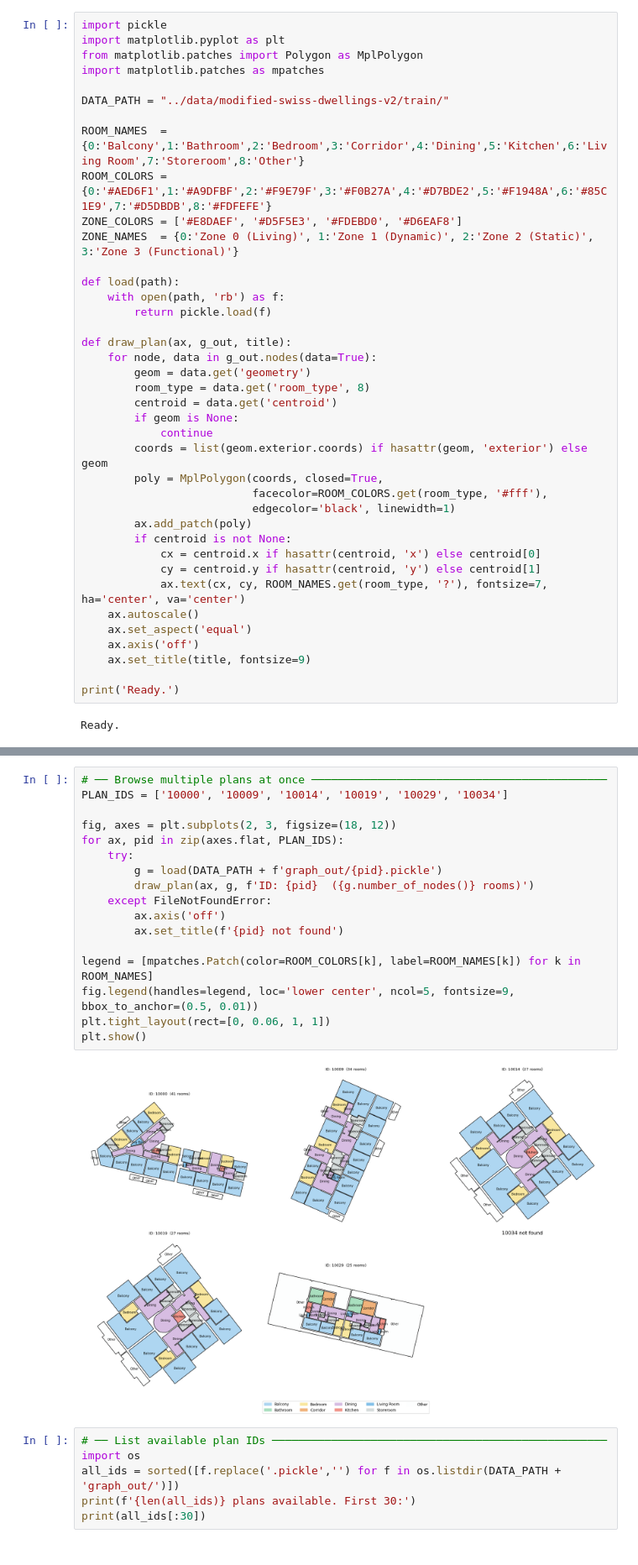
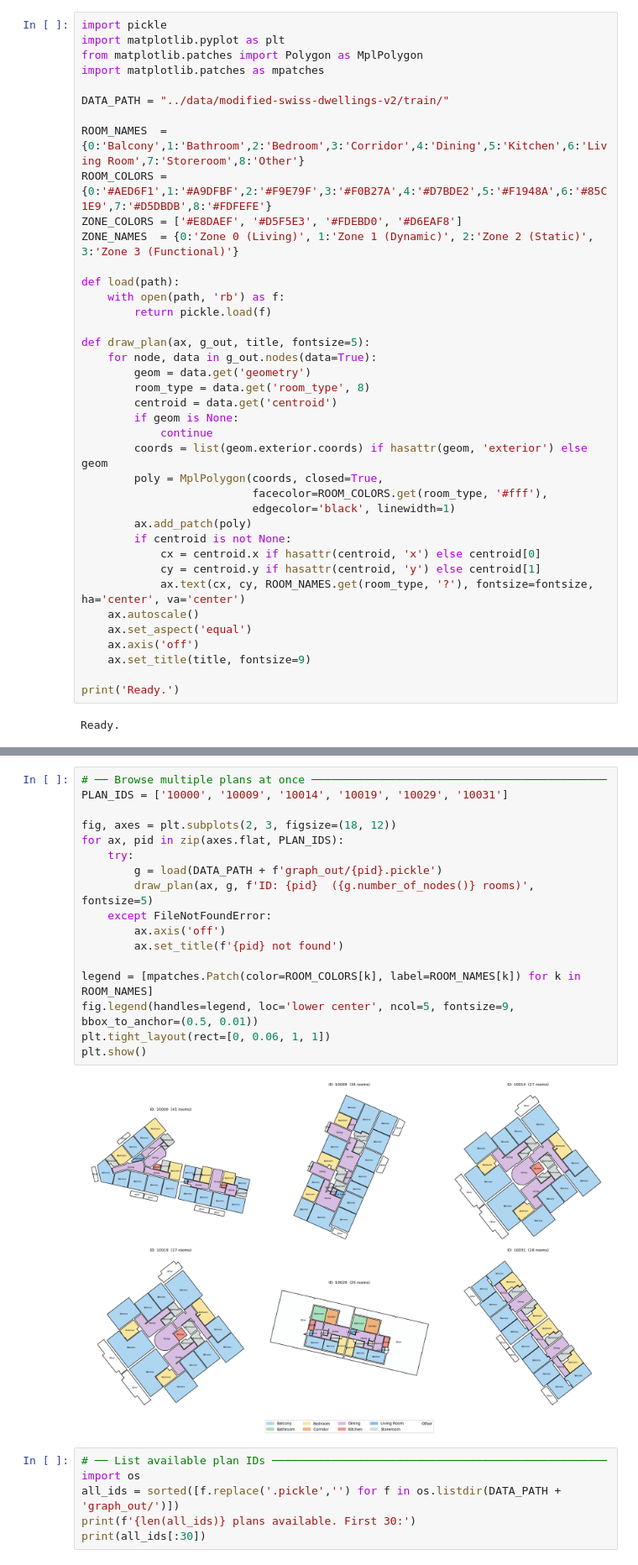
Before and after one commit to charles-abichahine/GraphML_G02, a Jupyter notebook: 01_dataset/floor_plan/explore_dataset.ipynb, the cells around one changed output, grey strips where cells are left out. Shown at 84% size. Cells and saved outputs as stored; diff of their text form.

```diff
--- a/01_dataset/floor_plan/explore_dataset.ipynb
+++ b/01_dataset/floor_plan/explore_dataset.ipynb
@@ -20,7 +20,7 @@ def load(path):
     with open(path, 'rb') as f:
         return pickle.load(f)
 
-def draw_plan(ax, g_out, title):
+def draw_plan(ax, g_out, title, fontsize=5):
     for node, data in g_out.nodes(data=True):
         geom = data.get('geometry')
         room_type = data.get('room_type', 8)
@@ -35,7 +35,7 @@ def draw_plan(ax, g_out, title):
         if centroid is not None:
             cx = centroid.x if hasattr(centroid, 'x') else centroid[0]
             cy = centroid.y if hasattr(centroid, 'y') else centroid[1]
-            ax.text(cx, cy, ROOM_NAMES.get(room_type, '?'), fontsize=7, ha='center', va='center')
+            ax.text(cx, cy, ROOM_NAMES.get(room_type, '?'), fontsize=fontsize, ha='center', va='center')
     ax.autoscale()
     ax.set_aspect('equal')
     ax.axis('off')
@@ -145,23 +145,23 @@ plt.show()
 [figure]
 # %%
 # ── Browse multiple plans at once ─────────────────────────────────────────────
-PLAN_IDS = ['10000', '10009', '10014', '10019', '10029', '10034']
+PLAN_IDS = ['10000', '10009', '10014', '10019', '10029', '10031']
 
 fig, axes = plt.subplots(2, 3, figsize=(18, 12))
 for ax, pid in zip(axes.flat, PLAN_IDS):
     try:
         g = load(DATA_PATH + f'graph_out/{pid}.pickle')
-        draw_plan(ax, g, f'ID: {pid}  ({g.number_of_nodes()} rooms)')
+        draw_plan(ax, g, f'ID: {pid}  ({g.number_of_nodes()} rooms)', fontsize=5)
     except FileNotFoundError:
         ax.axis('off')
         ax.set_title(f'{pid} not found')
 
 legend = [mpatches.Patch(color=ROOM_COLORS[k], label=ROOM_NAMES[k]) for k in ROOM_NAMES]
 fig.legend(handles=legend, loc='lower center', ncol=5, fontsize=9, bbox_to_anchor=(0.5, 0.01))
 plt.tight_layout(rect=[0, 0.06, 1, 1])
 plt.show()
 # %% [output]
-[figure, old version]
+[figure, new version]
 # %%
 # ── List available plan IDs ───────────────────────────────────────────────────
 import os
```
Also changed, not shown: parts of 2 cells of this notebook.
